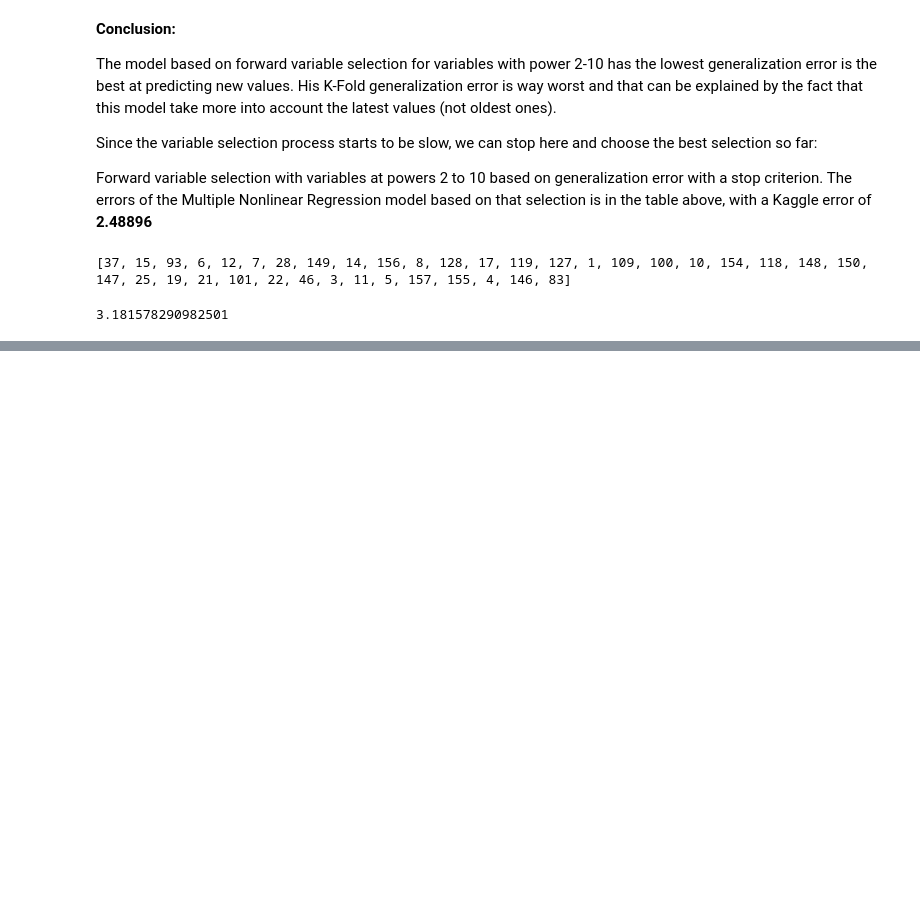
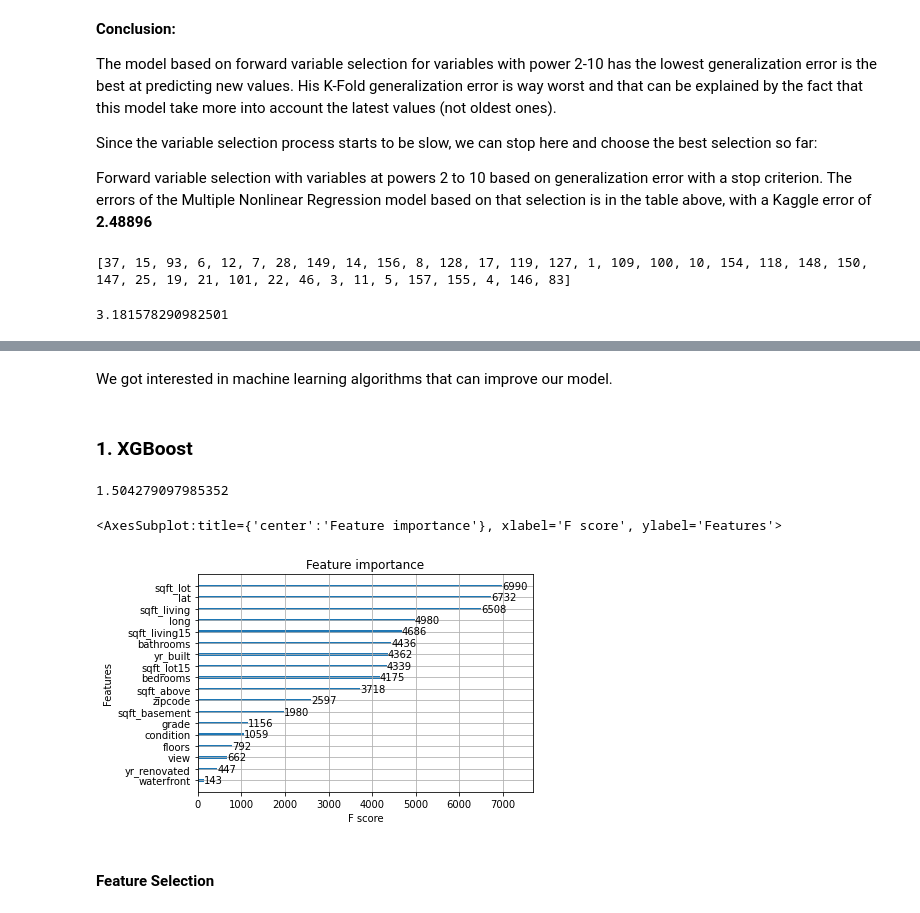
Before and after one commit to ahenrij/univ-rennes1-m1miage-mpc-project, a Jupyter notebook: project.ipynb, the cells around one changed output, grey strips where cells are left out. Drawn from its saved outputs; the diff is of its cells as text; code cells hidden in the pictures; blank space fills up the shorter version.

```diff
--- a/project.ipynb
+++ b/project.ipynb
@@ -923,0 +940,2 @@ generalization_error_split(train_poly, test_poly, best_vs, 0)
+# %% [markdown]
+We got interested in machine learning algorithms that can improve our model.
@@ -923,0 +950,26 @@ generalization_error_split(train_poly, test_poly, best_vs, 0)
+# %%
+X = houses.iloc[:,1:]
+Y = houses.iloc[:,0]
+# split data into train and test sets
+X_train, X_test, y_train, y_test = train_test_split(X, Y, test_size=0.2, random_state=42)
+# %% [markdown]
+### 1. XGBoost
+# %%
+xgb_model = xgb.XGBRegressor(objective="reg:squarederror", random_state=20, learning_rate=0.1)
+xgb_model.fit(X_train, y_train)
+
+# MSE
+y_pred = xgb_model.predict(X_test)
+mse = mean_squared_error(y_test, y_pred)
+
+clear_output()
+mse
+# %% [output]
+1.504279097985352
+# %%
+xgb.plot_importance(xgb_model)
+# %% [output]
+<AxesSubplot:title={'center':'Feature importance'}, xlabel='F score', ylabel='Features'>
+[figure, added]
+# %% [markdown]
+#### Feature Selection
```
Also changed, not shown: parts of 10 cells of this notebook, 1 other file.
